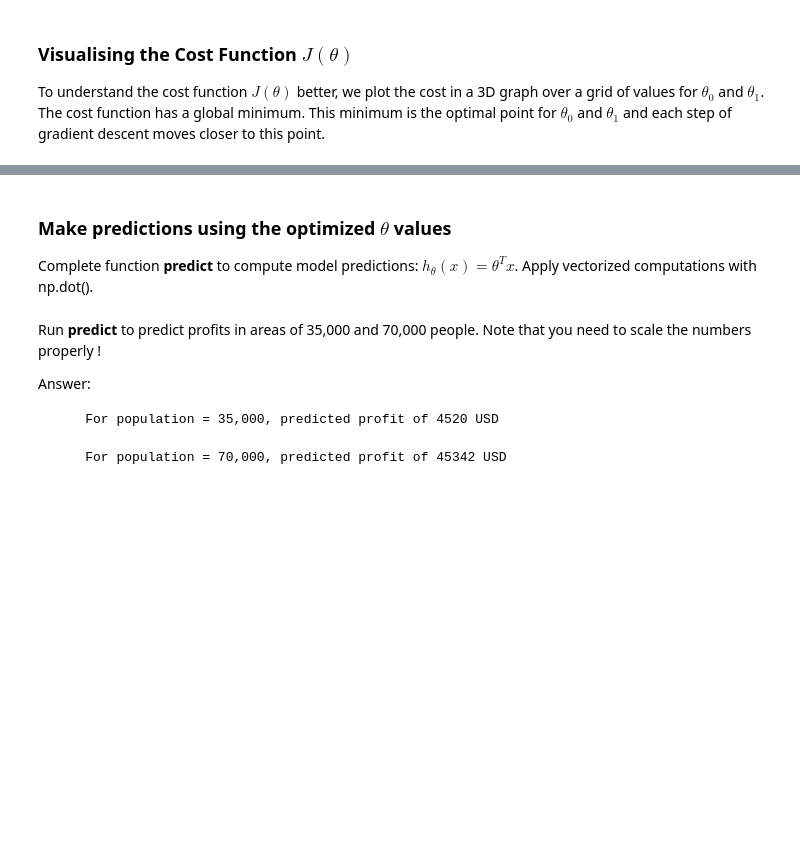
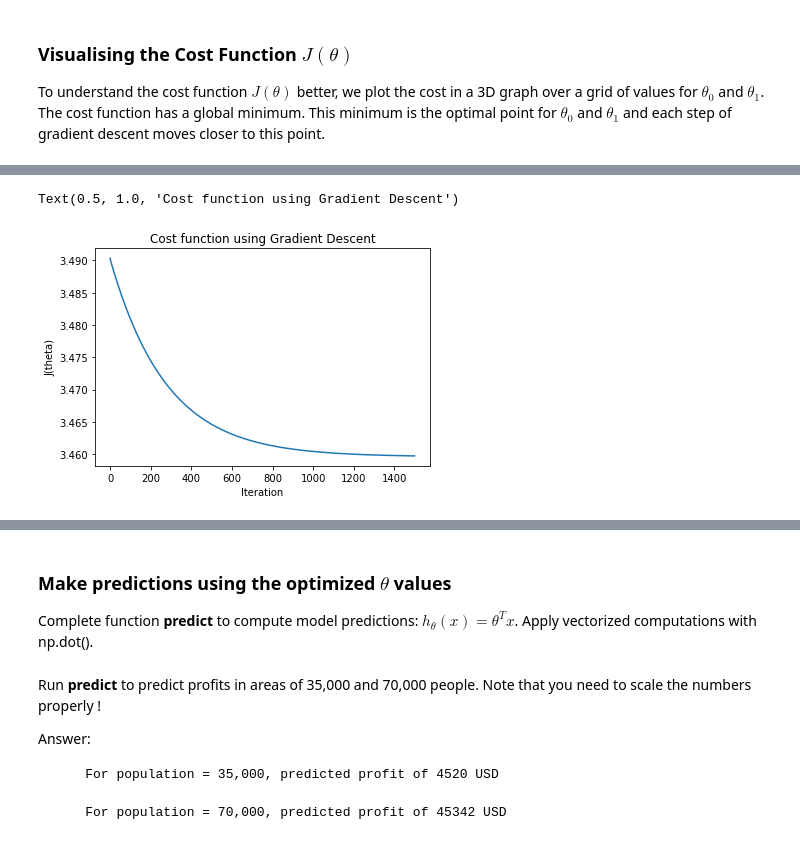
Before and after one commit to lavradorafonso/FAA, a Jupyter notebook: Class2/LinearRegression/ML_LinReg.ipynb, the cells around one changed output, grey strips where cells are left out. Cells and saved outputs as stored; diff of their text form; code cells hidden in the pictures; blank space fills up the shorter version.

```diff
--- a/Class2/LinearRegression/ML_LinReg.ipynb
+++ b/Class2/LinearRegression/ML_LinReg.ipynb
@@ -81,9 +81,9 @@ def computeCost(X,y,theta):
 
     """
     m=len(y)
-    h= np.dot(X,theta)
+    h=np.dot(X,theta)
     square_err=np.square(h-y)
-    J= (1/2*m)* np.sum(square_err)
+    J= np.dot((1/(2*m)),np.sum(square_err))
 
 
 
@@ -115,13 +115,12 @@ X=np.append(uns,X,axis=1) #axis=0 are the rows, axis=1 are the columns
 
 #Initialize the fitting parameters theta to 0 (np.zeros)
 
-theta=np.zeros((2,m))
+#theta=np.zeros((2,m))
 
-theta = np.squeeze(np.asarray(theta))
-X = np.squeeze(np.asarray(X))
 
-theta.shape
-
+theta=np.array([[0,0]])
+theta = np.transpose(theta)
+#theta.shape
 
 #You should see a cost of about 32.07.
 
@@ -148,9 +147,11 @@ def gradientDescent(X,y,theta,alpha,num_iters):
     J_history=[]
 
     for i in range(num_iters):
-        h = ?
+        h = np.dot(X,theta)
         grad = np.dot(X.transpose(),(h-y)) #Vectorized way to compute all gradients simultaneously
-        theta= ?
+        theta= theta - (alpha * (1/m) * grad)
+
+        #alpha.shape
 
         J_history.append(computeCost(X,y,theta))
 
@@ -158,6 +159,10 @@ def gradientDescent(X,y,theta,alpha,num_iters):
 # %% [markdown]
 Run  **gradientDescent** with learning rate alpha= 0.01 and 1500 iterations and get the final parameters $\theta_0$ = -3.630, $\theta_1$=1.166.
 # %%
-theta,J_history = gradientDescent(?,?,....)
+alpha=0.01
+num_iters=1500
+theta=np.array([[-3.630,1.166]])
+theta = np.transpose(theta)
+theta,J_history = gradientDescent(X,y,theta,alpha,num_iters)
 
 print("h(x) ="+str(round(theta[0,0],2))+" + "+str(round(theta[1,0],2))+"x1")
@@ -195,12 +203,17 @@ A good way to verify that gradient descent is working correctly is to plot $J(\t
 <img src="images/f2.png" style="width:350px;height:250px;">
 <caption><center> **Fig.2** : **$J(\theta)$** </center></caption>
 # %%
-plt.plot(?)
+iteracoes = range(1500)
+plt.plot(iteracoes,J_history)
+#plt.axis([0,1500,4.5,6.5])
 
 plt.xlabel('Iteration')
 plt.ylabel('J(theta)')
 plt.title('Cost function using Gradient Descent')
 #Add labels : plt.xlabel; plt.ylabel; plt.title
+# %% [output]
+Text(0.5, 1.0, 'Cost function using Gradient Descent')
+[figure, added]
 # %% [markdown]
 ### Graph with Best Line Fit
 
```
Also changed, not shown: parts of 8 cells of this notebook.
